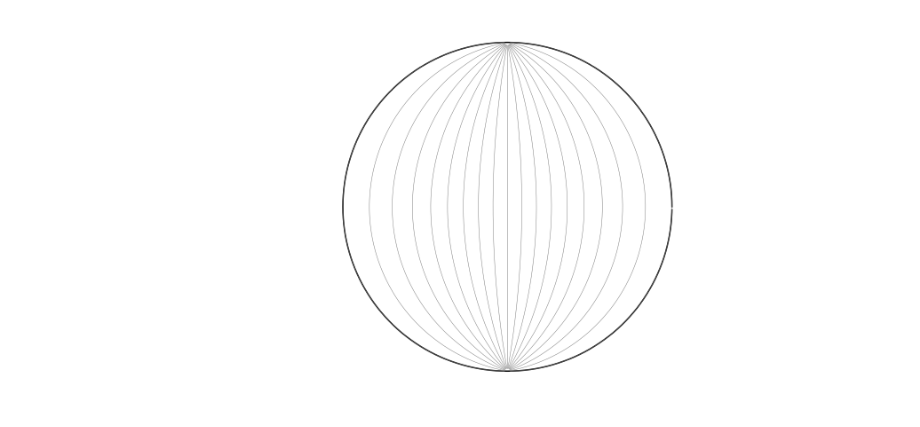
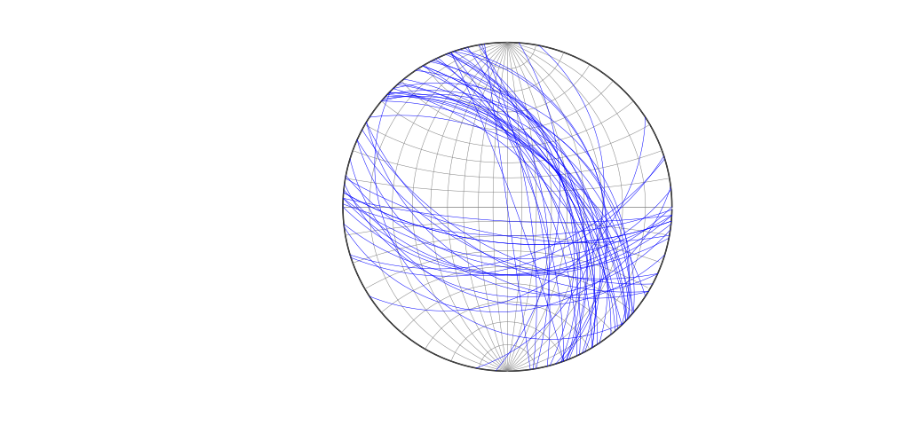
Before and after one commit to rzaitov/compGeo, a Jupyter notebook: source/notebooks/ch5-6.ipynb, the cells around one changed output. Drawn from its saved outputs; the diff is of its cells as text; code cells hidden in the pictures.

Commit message:
fix ref circle

```diff
--- a/source/notebooks/ch5-6.ipynb
+++ b/source/notebooks/ch5-6.ipynb
@@ -16,24 +27,14 @@ from Stereonet import Stereonet
 beasd = np.loadtxt(os.path.abspath('../data/ch5-6/beasd.txt'))
 beasd = np.radians(beasd)
 # %%
+# Old api
 # Draw a lower hemisphere equal angle stereonet
 trdv, plgv, intrad = np.radians([0, 90, 10])
 Stereonet(trdv, plgv, intrad, 0)
 
 # Plot the great circles
-# for i in range(beasd.shape[0]):
-#     path = GreatCircle(beasd[i,0], beasd[i,1],0)
-#     plt.plot(path[:,0], path[:,1], 'b', linewidth=0.5)
+for i in range(beasd.shape[0]):
+    path = GreatCircle(beasd[i,0], beasd[i,1],0)
+    plt.plot(path[:,0], path[:,1], 'b', linewidth=0.5)
+# %% [output]
+[figure, added]
-# %%
-import sys, os
-sys.path.append(os.path.abspath('../functions'))
-
-import matplotlib.pyplot as plt
-import numpy as np
-from stereonet_utils import plot_eq_angle_stereonet
-
-# Draw a lower hemisphere equal angle stereonet
-trdv, plgv, intrad = np.radians([0, 90, 10])
-plot_eq_angle_stereonet(trdv, plgv, intrad)
-# %% [output]
-[figure, removed]
```
Also changed, not shown: parts of 6 cells of this notebook, 1 other file.
